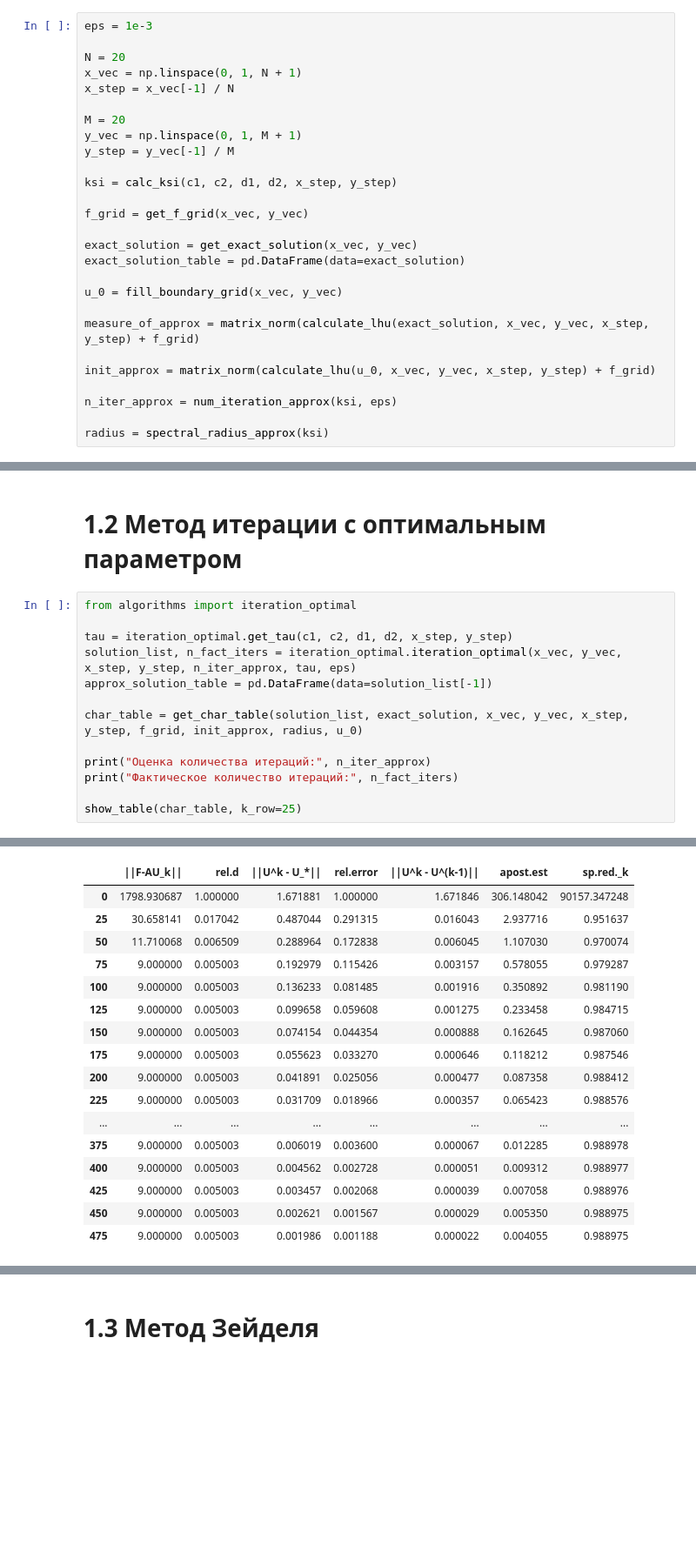
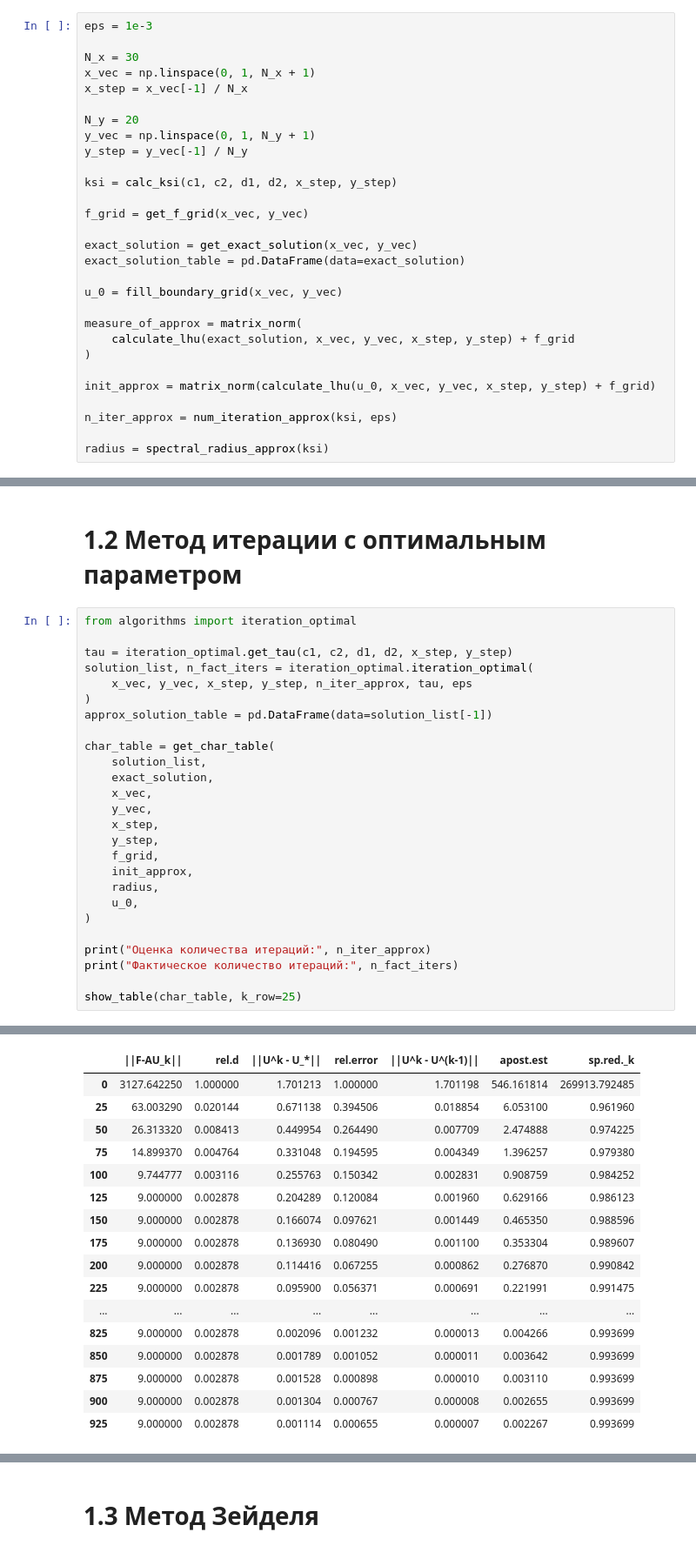
Before and after one commit to astatochek/mm-computational-workshop, a Jupyter notebook: 7-semester/note.ipynb, the cells around one changed output, grey strips where cells are left out. Shown at 87% size. Cells and saved outputs as stored; diff of their text form; blank space fills up the shorter version.

```diff
--- a/7-semester/note.ipynb
+++ b/7-semester/note.ipynb
@@ -75,13 +93,13 @@ def get_char_table(solutions, exact, x_vec, y_vec, x_step, y_step, f_grid, init_
 # %%
 eps = 1e-3
 
-N = 20
-x_vec = np.linspace(0, 1, N + 1)
-x_step = x_vec[-1] / N
+N_x = 30
+x_vec = np.linspace(0, 1, N_x + 1)
+x_step = x_vec[-1] / N_x
 
-M = 20
-y_vec = np.linspace(0, 1, M + 1)
-y_step = y_vec[-1] / M
+N_y = 20
+y_vec = np.linspace(0, 1, N_y + 1)
+y_step = y_vec[-1] / N_y
 
 ksi = calc_ksi(c1, c2, d1, d2, x_step, y_step)
 
@@ -92,7 +110,9 @@ exact_solution_table = pd.DataFrame(data=exact_solution)
 
 u_0 = fill_boundary_grid(x_vec, y_vec)
 
-measure_of_approx = matrix_norm(calculate_lhu(exact_solution, x_vec, y_vec, x_step, y_step) + f_grid)
+measure_of_approx = matrix_norm(
+    calculate_lhu(exact_solution, x_vec, y_vec, x_step, y_step) + f_grid
+)
 
 init_approx = matrix_norm(calculate_lhu(u_0, x_vec, y_vec, x_step, y_step) + f_grid)
 
@@ -157,10 +194,23 @@ show_table(exact_solution_table, k_row=5, k_col=5)
 from algorithms import iteration_optimal
 
 tau = iteration_optimal.get_tau(c1, c2, d1, d2, x_step, y_step)
-solution_list, n_fact_iters = iteration_optimal.iteration_optimal(x_vec, y_vec, x_step, y_step, n_iter_approx, tau, eps)
+solution_list, n_fact_iters = iteration_optimal.iteration_optimal(
+    x_vec, y_vec, x_step, y_step, n_iter_approx, tau, eps
+)
 approx_solution_table = pd.DataFrame(data=solution_list[-1])
 
-char_table = get_char_table(solution_list, exact_solution, x_vec, y_vec, x_step, y_step, f_grid, init_approx, radius, u_0)
+char_table = get_char_table(
+    solution_list,
+    exact_solution,
+    x_vec,
+    y_vec,
+    x_step,
+    y_step,
+    f_grid,
+    init_approx,
+    radius,
+    u_0,
+)
 
 print("Оценка количества итераций:", n_iter_approx)
 print("Фактическое количество итераций:", n_fact_iters)
@@ -172,20 +222,20 @@ show_table(char_table, k_row=25)
 |  | ||F-AU_k|| | rel.d | ||U^k - U_*|| | rel.error | ||U^k - U^(k-1)|| | apost.est | sp.red._k |
-| 0 | 1798.930687 | 1.000000 | 1.671881 | 1.000000 | 1.671846 | 306.148042 | 90157.347248 |
-| 25 | 30.658141 | 0.017042 | 0.487044 | 0.291315 | 0.016043 | 2.937716 | 0.951637 |
-| 50 | 11.710068 | 0.006509 | 0.288964 | 0.172838 | 0.006045 | 1.107030 | 0.970074 |
-| 75 | 9.000000 | 0.005003 | 0.192979 | 0.115426 | 0.003157 | 0.578055 | 0.979287 |
-| 100 | 9.000000 | 0.005003 | 0.136233 | 0.081485 | 0.001916 | 0.350892 | 0.981190 |
-| 125 | 9.000000 | 0.005003 | 0.099658 | 0.059608 | 0.001275 | 0.233458 | 0.984715 |
-| 150 | 9.000000 | 0.005003 | 0.074154 | 0.044354 | 0.000888 | 0.162645 | 0.987060 |
-| 175 | 9.000000 | 0.005003 | 0.055623 | 0.033270 | 0.000646 | 0.118212 | 0.987546 |
-| 200 | 9.000000 | 0.005003 | 0.041891 | 0.025056 | 0.000477 | 0.087358 | 0.988412 |
-| 225 | 9.000000 | 0.005003 | 0.031709 | 0.018966 | 0.000357 | 0.065423 | 0.988576 |
+| 0 | 3127.642250 | 1.000000 | 1.701213 | 1.000000 | 1.701198 | 546.161814 | 269913.792485 |
+| 25 | 63.003290 | 0.020144 | 0.671138 | 0.394506 | 0.018854 | 6.053100 | 0.961960 |
+| 50 | 26.313320 | 0.008413 | 0.449954 | 0.264490 | 0.007709 | 2.474888 | 0.974225 |
+| 75 | 14.899370 | 0.004764 | 0.331048 | 0.194595 | 0.004349 | 1.396257 | 0.979380 |
+| 100 | 9.744777 | 0.003116 | 0.255763 | 0.150342 | 0.002831 | 0.908759 | 0.984252 |
+| 125 | 9.000000 | 0.002878 | 0.204289 | 0.120084 | 0.001960 | 0.629166 | 0.986123 |
+| 150 | 9.000000 | 0.002878 | 0.166074 | 0.097621 | 0.001449 | 0.465350 | 0.988596 |
+| 175 | 9.000000 | 0.002878 | 0.136930 | 0.080490 | 0.001100 | 0.353304 | 0.989607 |
+| 200 | 9.000000 | 0.002878 | 0.114416 | 0.067255 | 0.000862 | 0.276870 | 0.990842 |
+| 225 | 9.000000 | 0.002878 | 0.095900 | 0.056371 | 0.000691 | 0.221991 | 0.991475 |
 | ... | ... | ... | ... | ... | ... | ... | ... |
-| 375 | 9.000000 | 0.005003 | 0.006019 | 0.003600 | 0.000067 | 0.012285 | 0.988978 |
-| 400 | 9.000000 | 0.005003 | 0.004562 | 0.002728 | 0.000051 | 0.009312 | 0.988977 |
-| 425 | 9.000000 | 0.005003 | 0.003457 | 0.002068 | 0.000039 | 0.007058 | 0.988976 |
-| 450 | 9.000000 | 0.005003 | 0.002621 | 0.001567 | 0.000029 | 0.005350 | 0.988975 |
-| 475 | 9.000000 | 0.005003 | 0.001986 | 0.001188 | 0.000022 | 0.004055 | 0.988975 |
+| 825 | 9.000000 | 0.002878 | 0.002096 | 0.001232 | 0.000013 | 0.004266 | 0.993699 |
+| 850 | 9.000000 | 0.002878 | 0.001789 | 0.001052 | 0.000011 | 0.003642 | 0.993699 |
+| 875 | 9.000000 | 0.002878 | 0.001528 | 0.000898 | 0.000010 | 0.003110 | 0.993699 |
+| 900 | 9.000000 | 0.002878 | 0.001304 | 0.000767 | 0.000008 | 0.002655 | 0.993699 |
+| 925 | 9.000000 | 0.002878 | 0.001114 | 0.000655 | 0.000007 | 0.002267 | 0.993699 |
 # %%
 show_table(approx_solution_table, k_row=5, k_col=5)
 # %% [output]
```
Also changed, not shown: parts of 29 cells of this notebook, 8 other files.
